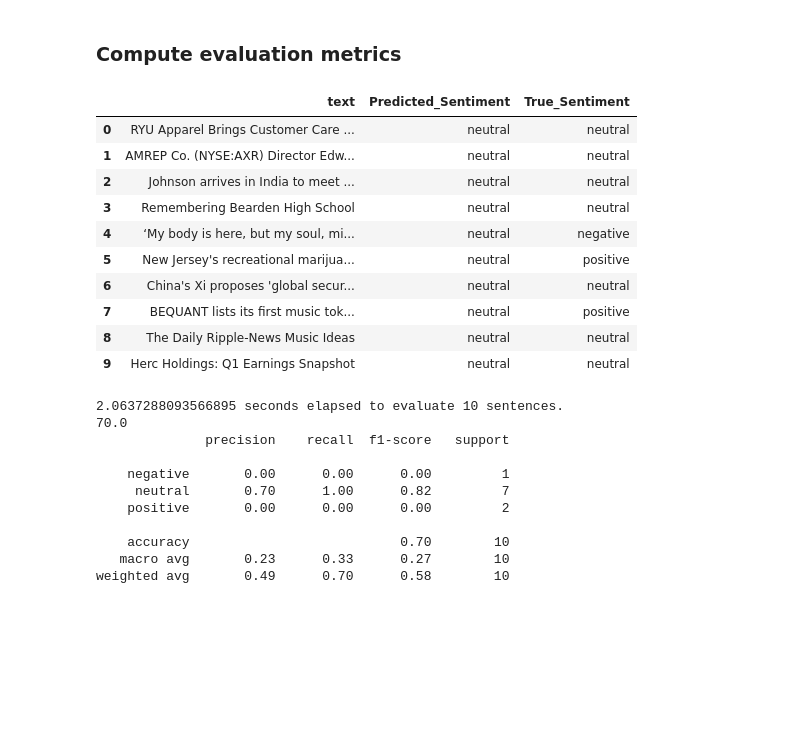
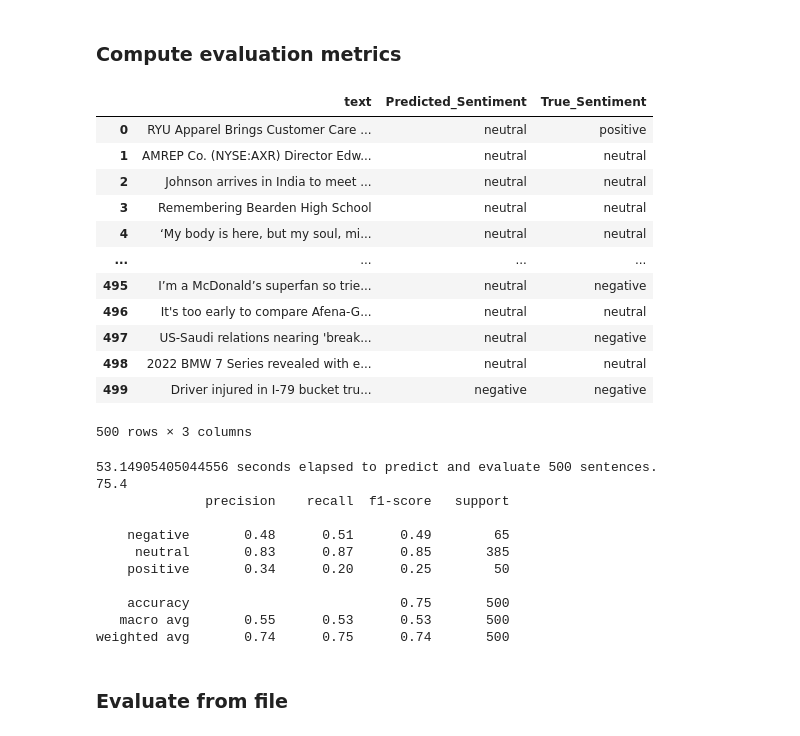
Before and after one commit to Brand-Sentiment-Tracking/dev-sentiment-package, a Jupyter notebook: johnsnow/Evaluate_Sentiment_Predictions.ipynb, the cells around one changed output. Drawn from its saved outputs; the diff is of its cells as text; code cells hidden in the pictures; blank space fills up the shorter version.

```diff
--- a/johnsnow/Evaluate_Sentiment_Predictions.ipynb
+++ b/johnsnow/Evaluate_Sentiment_Predictions.ipynb
@@ -176,7 +176,7 @@ class SentimentIdentification:
 
         return df_spark_combined
 
-    def evaluate(self, df_spark):
+    def predict_and_evaluate(self, df_spark):
         """Computes accuracy by comparing labels of input dataframe.
 
         Args:
@@ -213,21 +213,25 @@ class SentimentIdentification:
 # %% [markdown]
 ## Read Extracted Dataset
 # %%
-sentiment_url = 'https://raw.githubusercontent.com/Brand-Sentiment-Tracking/dev-sentiment-package/main/data/unlabelled_test_en_10_labels.csv' # owr extracted data
+sentiment_url_2 = 'https://raw.githubusercontent.com/Brand-Sentiment-Tracking/dev-sentiment-package/main/data/unlabelled_test_en_10_labels.csv' # owr extracted data
+sentiment_url = 'https://raw.githubusercontent.com/Brand-Sentiment-Tracking/dev-sentiment-package/main/data/labelled_1.csv'
 
-num_sentences = 10 # Total is
+num_sentences = 500 # Total is
 
 # # Store data in a Pandas Dataframe
-cols_to_read = ['text','sentiment']
+cols_to_read = ['text',"sentiment (Max's take)"]
 df_pandas = pd.read_csv(sentiment_url, usecols=cols_to_read)
 
 # Rename sentiment to True_Sentiment
-df_pandas.rename(columns={"sentiment":"True_Sentiment"},inplace=True)
+df_pandas.rename(columns={"sentiment (Max's take)":"True_Sentiment"},inplace=True)
 
 # # Make dataset smaller for faster runtime
-
 total_num_sentences = df_pandas.shape[0]
 df_pandas.drop(df_pandas.index[num_sentences:total_num_sentences], inplace=True)
+
+# Replace 1, 2 , 3 with negative, neutral, positive
+df_pandas["True_Sentiment"].replace({1.0: "negative", 2.0: "neutral", 3.0: "positive"}, inplace=True)
+
 
 # Fill the NaN entires with zeros
 # df_pandas['date_publish'] = df_pandas['date_publish'].fillna(0.0)
@@ -237,7 +241,7 @@ display(df_pandas)
 # # Convert to spark dataframe
 df_spark = spark.createDataFrame(df_pandas)
 
-df_spark.show()
+# df_spark.show()
 
 # # # Create a preprocessed spark dataframe
 # from pyspark import SparkFiles
@@ -295,36 +287,38 @@ Approximate size to download 390.9 MB
 # %%
 # Print accuracy metrics
 
 start = time.time()
-accuracy, report, df_pandas_postprocessed = identifier_pretrained.evaluate(df_spark)
+accuracy, report, df_pandas_postprocessed = identifier_pretrained.predict_and_evaluate(df_spark)
 end = time.time()
 
 display(df_pandas_postprocessed)
 
-print(f"{end-start} seconds elapsed to evaluate {num_sentences} sentences.")
+print(f"{end-start} seconds elapsed to predict and evaluate {num_sentences} sentences.")
 
 print(accuracy)
 print(report)
 # %% [output]
 |  | text | Predicted_Sentiment | True_Sentiment |
-| 0 | RYU Apparel Brings Customer Care ... | neutral | neutral |
+| 0 | RYU Apparel Brings Customer Care ... | neutral | positive |
 | 1 | AMREP Co. (NYSE:AXR) Director Edw... | neutral | neutral |
 | 2 | Johnson arrives in India to meet ... | neutral | neutral |
 | 3 | Remembering Bearden High School | neutral | neutral |
-| 4 | ‘My body is here, but my soul, mi... | neutral | negative |
-| 5 | New Jersey's recreational marijua... | neutral | positive |
-| 6 | China's Xi proposes 'global secur... | neutral | neutral |
-| 7 | BEQUANT lists its first music tok... | neutral | positive |
-| 8 | The Daily Ripple-News Music Ideas | neutral | neutral |
-| 9 | Herc Holdings: Q1 Earnings Snapshot | neutral | neutral |
+| 4 | ‘My body is here, but my soul, mi... | neutral | neutral |
+| ... | ... | ... | ... |
+| 495 | I’m a McDonald’s superfan so trie... | neutral | negative |
+| 496 | It's too early to compare Afena-G... | neutral | neutral |
+| 497 | US-Saudi relations nearing 'break... | neutral | negative |
+| 498 | 2022 BMW 7 Series revealed with e... | neutral | neutral |
+| 499 | Driver injured in I-79 bucket tru... | negative | negative |
-2.0637288093566895 seconds elapsed to evaluate 10 sentences.
-70.0
-              precision    recall  f1-score   support
-
-    negative       0.00      0.00      0.00         1
-     neutral       0.70      1.00      0.82         7
-    positive       0.00      0.00      0.00         2
-
-    accuracy                           0.70        10
-   macro avg       0.23      0.33      0.27        10
-weighted avg       0.49      0.70      0.58        10
+500 rows × 3 columns
+53.14905405044556 seconds elapsed to predict and evaluate 500 sentences.
+75.4
+              precision    recall  f1-score   support
+
+    negative       0.48      0.51      0.49        65
+     neutral       0.83      0.87      0.85       385
+    positive       0.34      0.20      0.25        50
+
+    accuracy                           0.75       500
+   macro avg       0.55      0.53      0.53       500
+weighted avg       0.74      0.75      0.74       500
@@ -330,0 +328,2 @@ weighted avg       0.49      0.70      0.58        10
+# %% [markdown]
+### Evaluate from file
```
Also changed, not shown: parts of 3 cells of this notebook.
